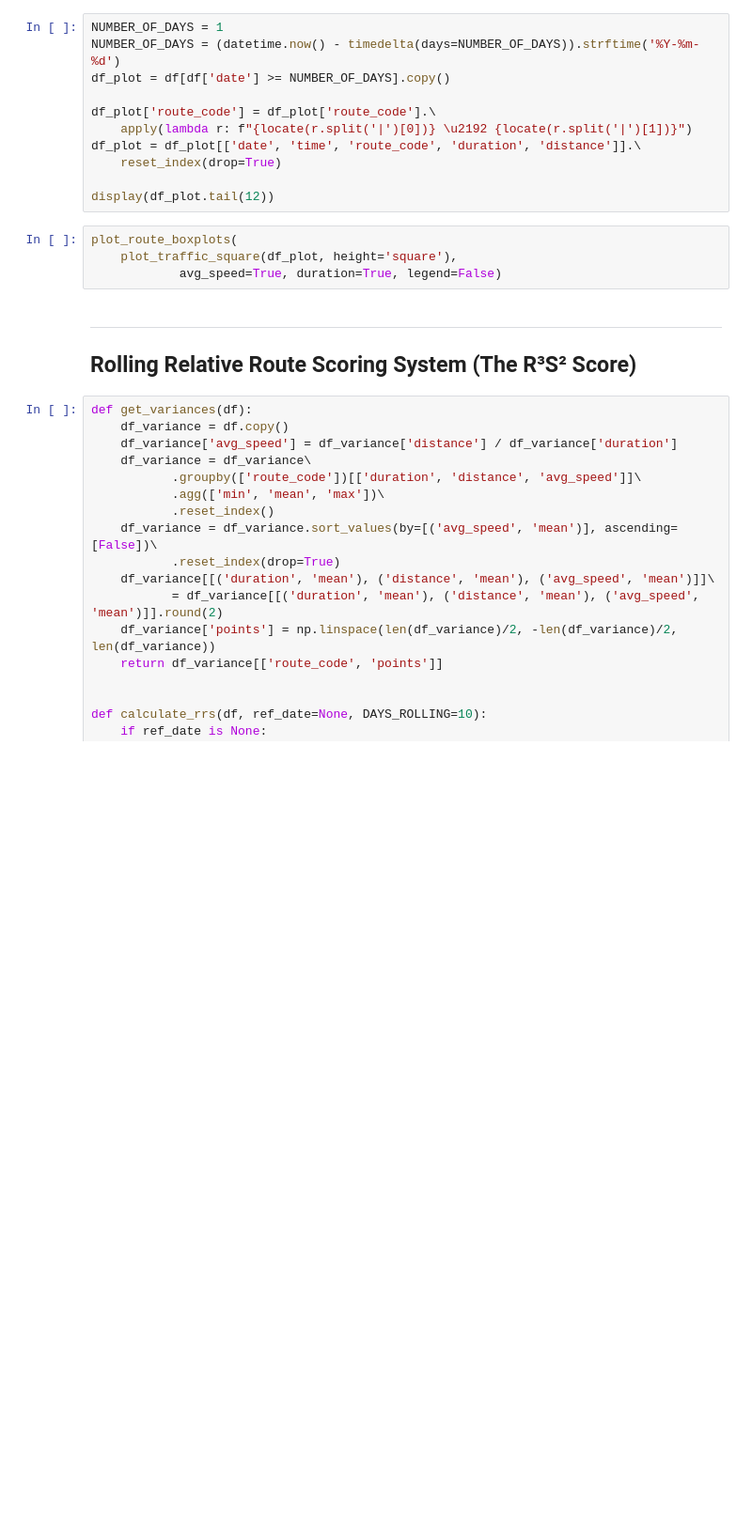
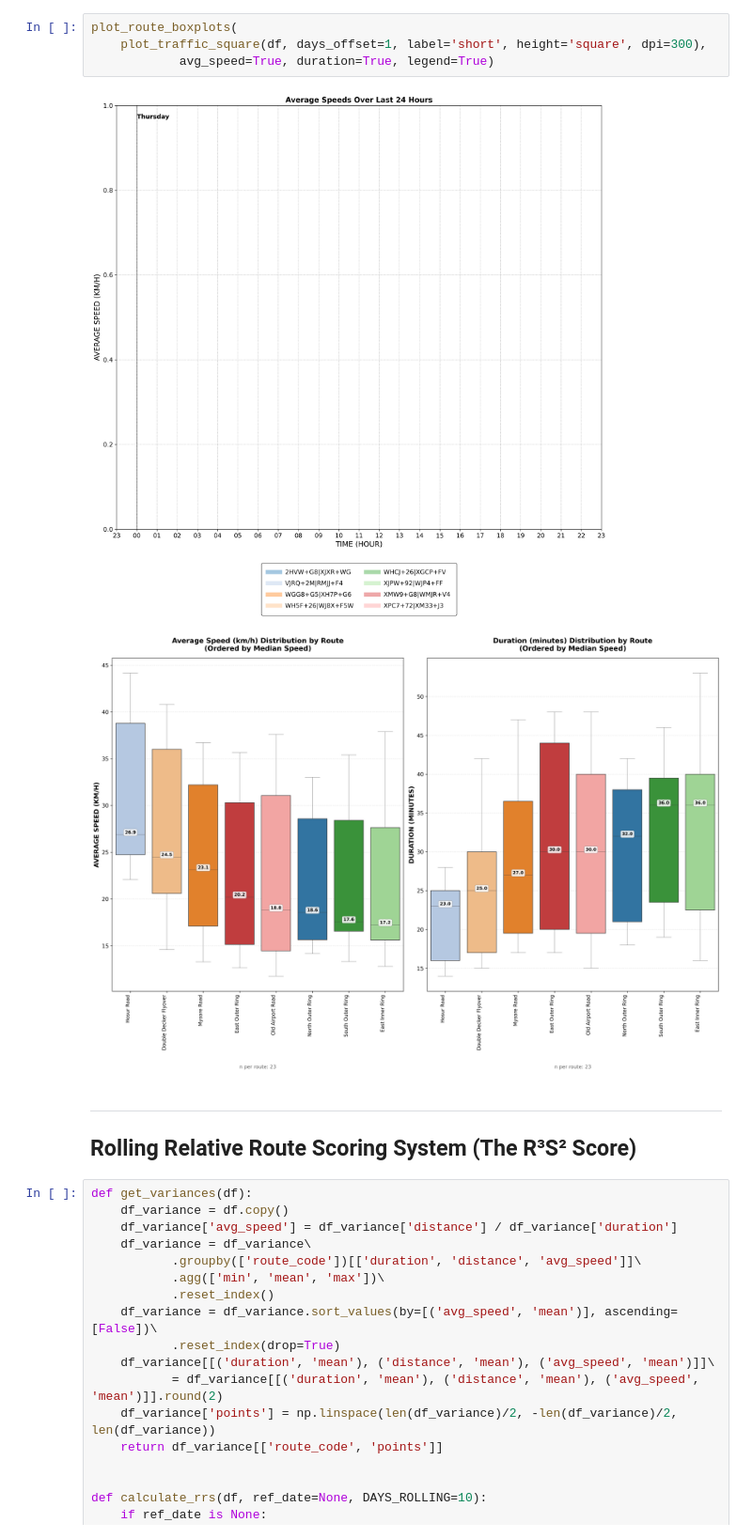
Before and after one commit to thecont1/blr-traffic-monitor, a Jupyter notebook: traffic_visual.ipynb, the cells around one changed output. Shown: that part at 94% size. Cells and saved outputs as stored; diff of their text form; blank space fills up the shorter version.

```diff
--- a/traffic_visual.ipynb
+++ b/traffic_visual.ipynb
@@ -430,20 +561,12 @@ def plot_route_boxplots(df_incoming, avg_speed=True, duration=True, legend=True)
     plt.tight_layout()
     plt.show()
-# %%
-NUMBER_OF_DAYS = 1
-NUMBER_OF_DAYS = (datetime.now() - timedelta(days=NUMBER_OF_DAYS)).strftime('%Y-%m-%d')
-df_plot = df[df['date'] >= NUMBER_OF_DAYS].copy()
-
-df_plot['route_code'] = df_plot['route_code'].\
-    apply(lambda r: f"{locate(r.split('|')[0])} \u2192 {locate(r.split('|')[1])}")
-df_plot = df_plot[['date', 'time', 'route_code', 'duration', 'distance']].\
-    reset_index(drop=True)
-
-display(df_plot.tail(12))
 # %%
 plot_route_boxplots(
-    plot_traffic_square(df_plot, height='square'),
-            avg_speed=True, duration=True, legend=False)
+    plot_traffic_square(df, days_offset=1, label='short', height='square', dpi=300),
+            avg_speed=True, duration=True, legend=True)
+# %% [output]
+[figure, added]
+[figure, added]
 # %% [markdown]
 _____
 ## Rolling Relative Route Scoring System (The R³S² Score)
```
Also changed, not shown: parts of 15 cells of this notebook.
